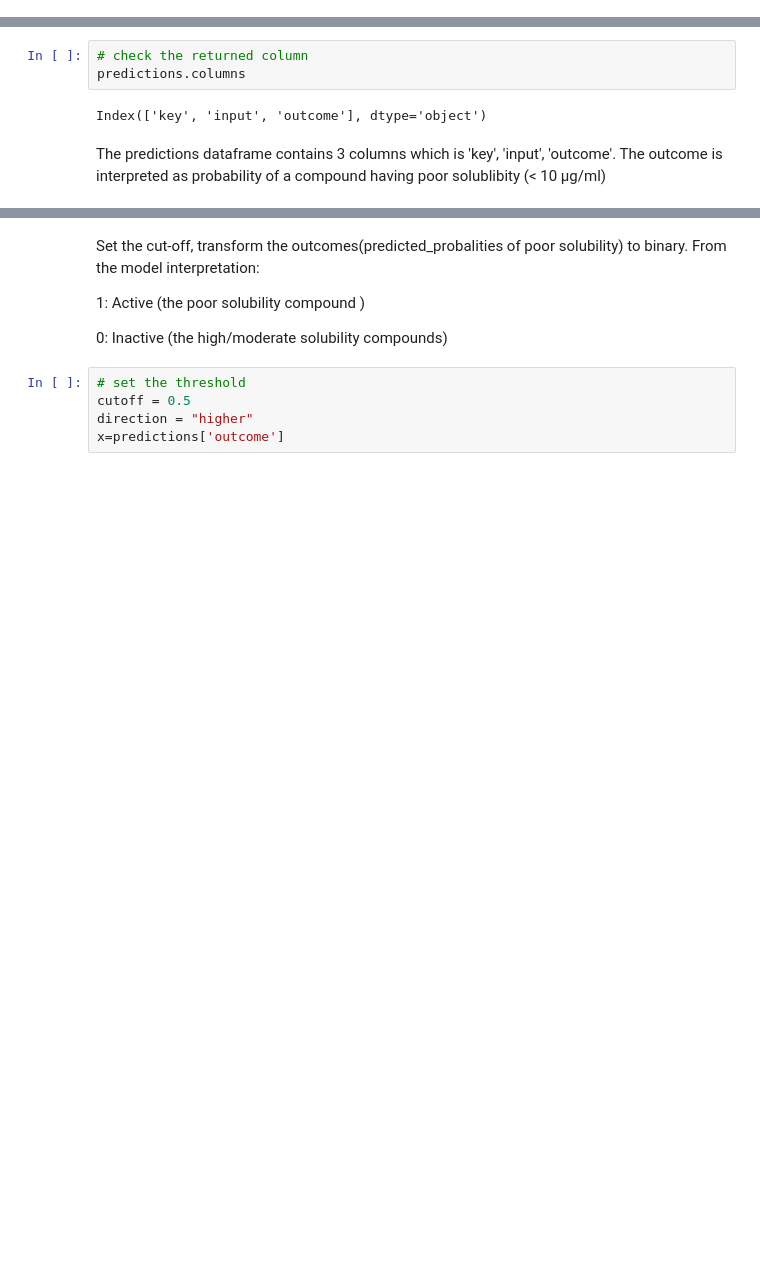
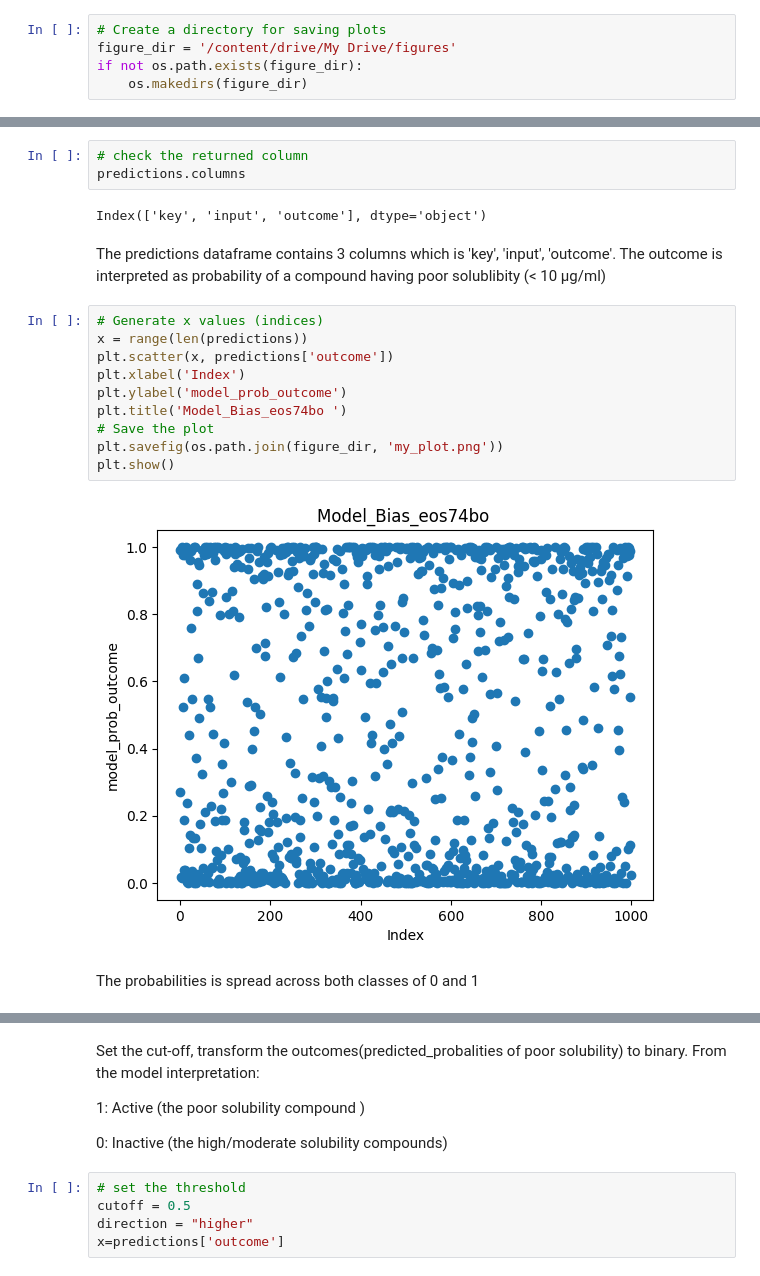
Before and after one commit to OlawumiSalaam/Ersilia_ModelValidation, a Jupyter notebook: notebooks/00_model_bias_eos74bo.ipynb, the cells around one changed output, grey strips where cells are left out. Cells and saved outputs as stored; diff of their text form; blank space fills up the shorter version.

Commit message:
Update model bias task to improve contribution

```diff
--- a/notebooks/00_model_bias_eos74bo.ipynb
+++ b/notebooks/00_model_bias_eos74bo.ipynb
@@ -299,3 +300,8 @@ import seaborn as sns
+# %%
+# Create a directory for saving plots
+figure_dir = '/content/drive/My Drive/figures'
+if not os.path.exists(figure_dir):
+    os.makedirs(figure_dir)
 # %%
 # In this codeblock I will load the predictions I've run on Ersilia and saved in the /data folder
 
@@ -327,6 +328,20 @@ predictions.columns
 Index(['key', 'input', 'outcome'], dtype='object')
 # %% [markdown]
 The predictions dataframe contains 3 columns which is 'key', 'input', 'outcome'. The outcome is interpreted as probability of a compound having poor solublibity (< 10 µg/ml)
+# %%
+# Generate x values (indices)
+x = range(len(predictions))
+plt.scatter(x, predictions['outcome'])
+plt.xlabel('Index')
+plt.ylabel('model_prob_outcome')
+plt.title('Model_Bias_eos74bo ')
+# Save the plot
+plt.savefig(os.path.join(figure_dir, 'my_plot.png'))
+plt.show()
+# %% [output]
+[figure, added]
+# %% [markdown]
+The probabilities is spread across both classes of 0 and 1
 # %%
 # In this codeblock I will create the necessary plots with MatPlotLib to observe the distribution of predicted values
 
```
Also changed, not shown: parts of 7 cells of this notebook, 4 other files.
